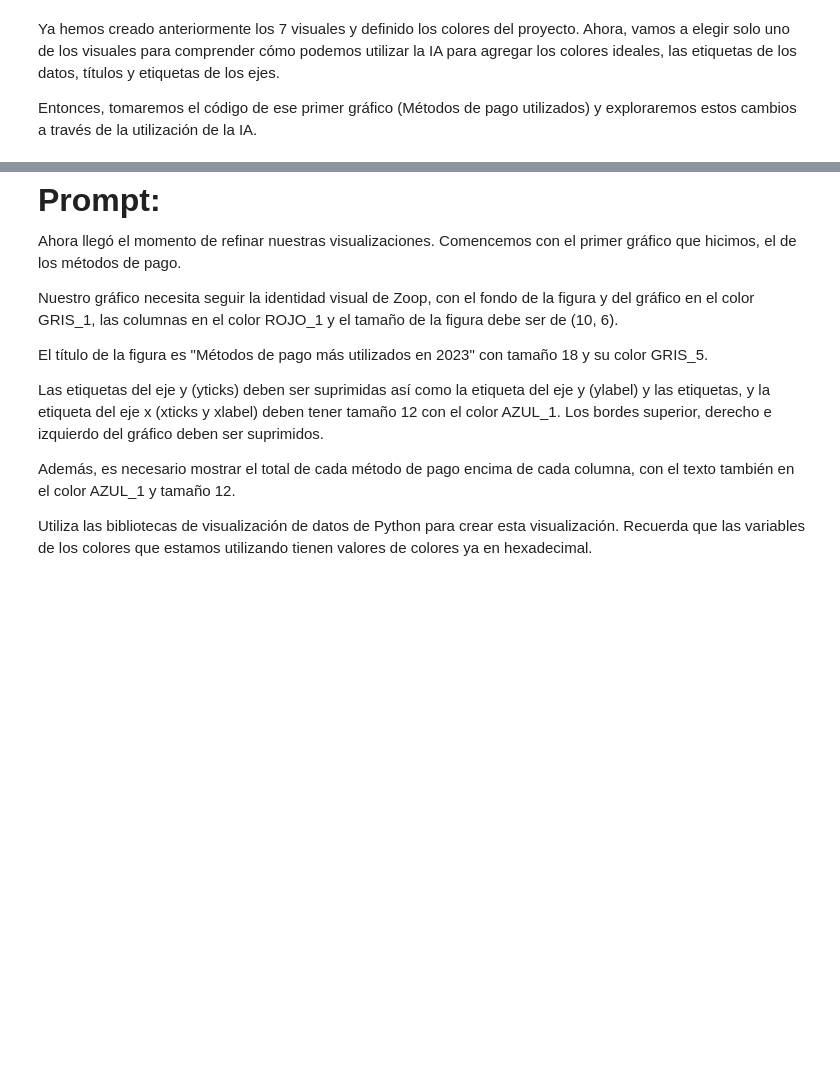
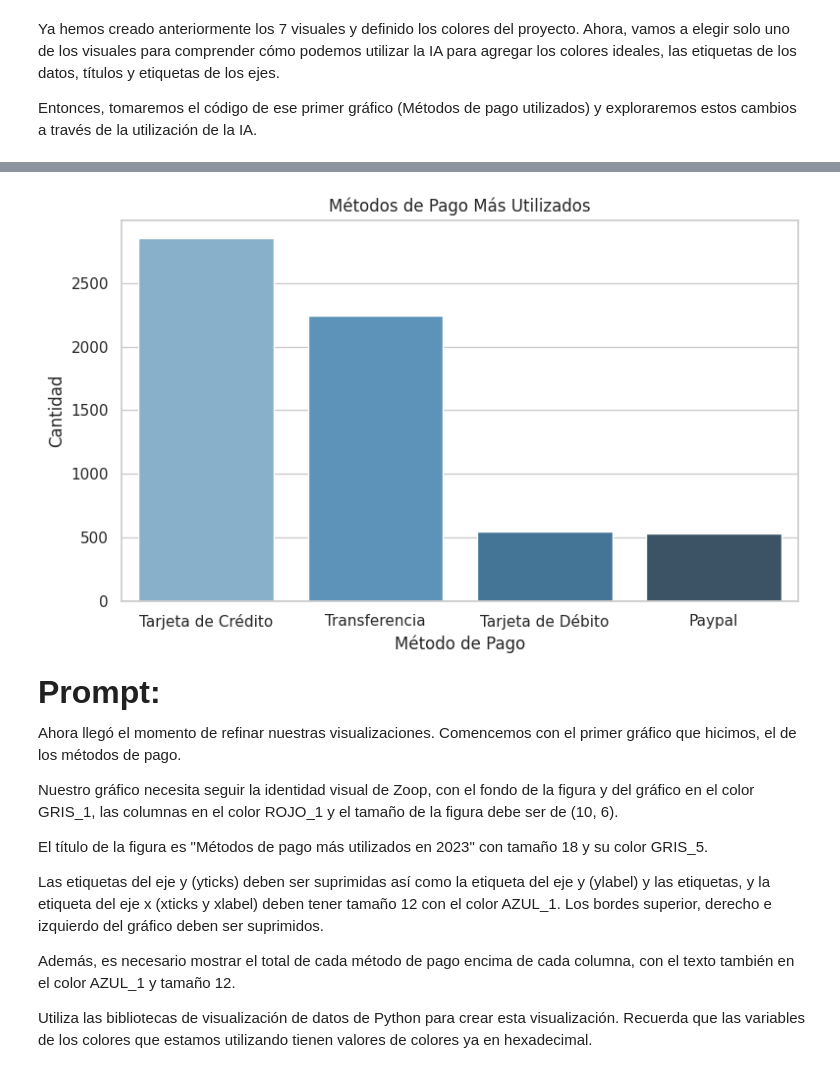
Before and after one commit to leriverah/IA-Aplicada-Ciencia-de-datos, a Jupyter notebook: IA_aplicada_a_ciencia_de_datos.ipynb, the cells around one changed output, grey strips where cells are left out. Cells and saved outputs as stored; diff of their text form; code cells hidden in the pictures; blank space fills up the shorter version.

```diff
--- a/IA_aplicada_a_ciencia_de_datos.ipynb
+++ b/IA_aplicada_a_ciencia_de_datos.ipynb
@@ -927,3 +927,7 @@ Mientras que la IA puede realizar tareas complejas, como análisis de datos y re
 Ya hemos creado anteriormente los 7 visuales y definido los colores del proyecto. Ahora, vamos a elegir solo uno de los visuales para comprender cómo podemos utilizar la IA para agregar los colores ideales, las etiquetas de los datos, títulos y etiquetas de los ejes.
 
 Entonces, tomaremos el código de ese primer gráfico (Métodos de pago utilizados) y exploraremos estos cambios a través de la utilización de la IA.
+# %%
+metodos_de_pago = df['metodo_pago'].value_counts().reset_index()
+metodos_de_pago.columns = ['Metodo de Pago', 'Cantidad']
+metodos_de_pago
@@ -930,3 +940,12 @@ Entonces, tomaremos el código de ese primer gráfico (Métodos de pago utilizad
+# %%
+plt.figure(figsize=(8, 5))
+sns.barplot(data=metodos_de_pago, x='Metodo de Pago', y='Cantidad', palette='Blues_d')
+plt.title('Métodos de Pago Más Utilizados')
+plt.xlabel('Método de Pago')
+plt.tight_layout()
+plt.show()
+# %% [output]
+[figure, added]
 # %% [markdown]
 <strong><font color="7b71ff" size =6>Prompt:</font></strong>
 
```
Also changed, not shown: parts of 3 cells of this notebook.
